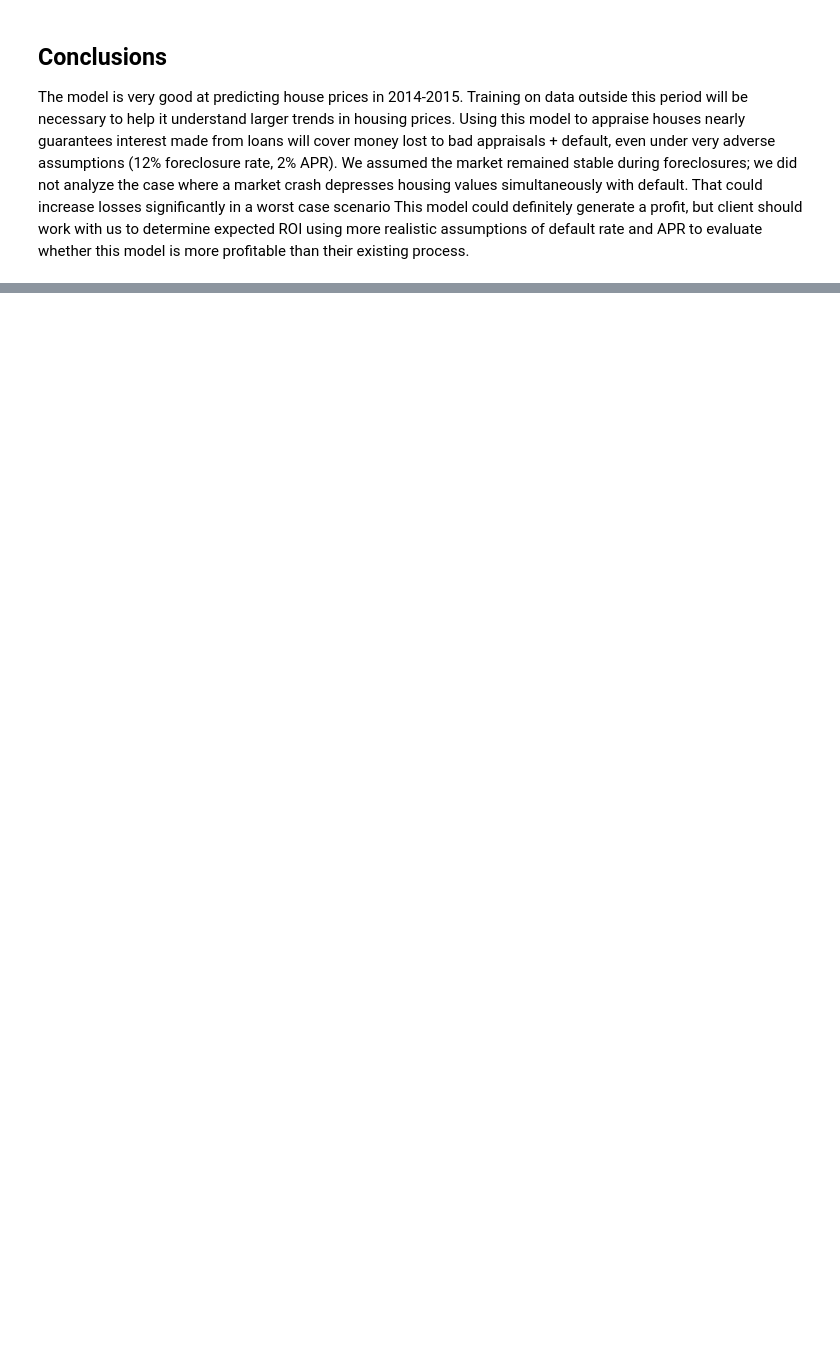
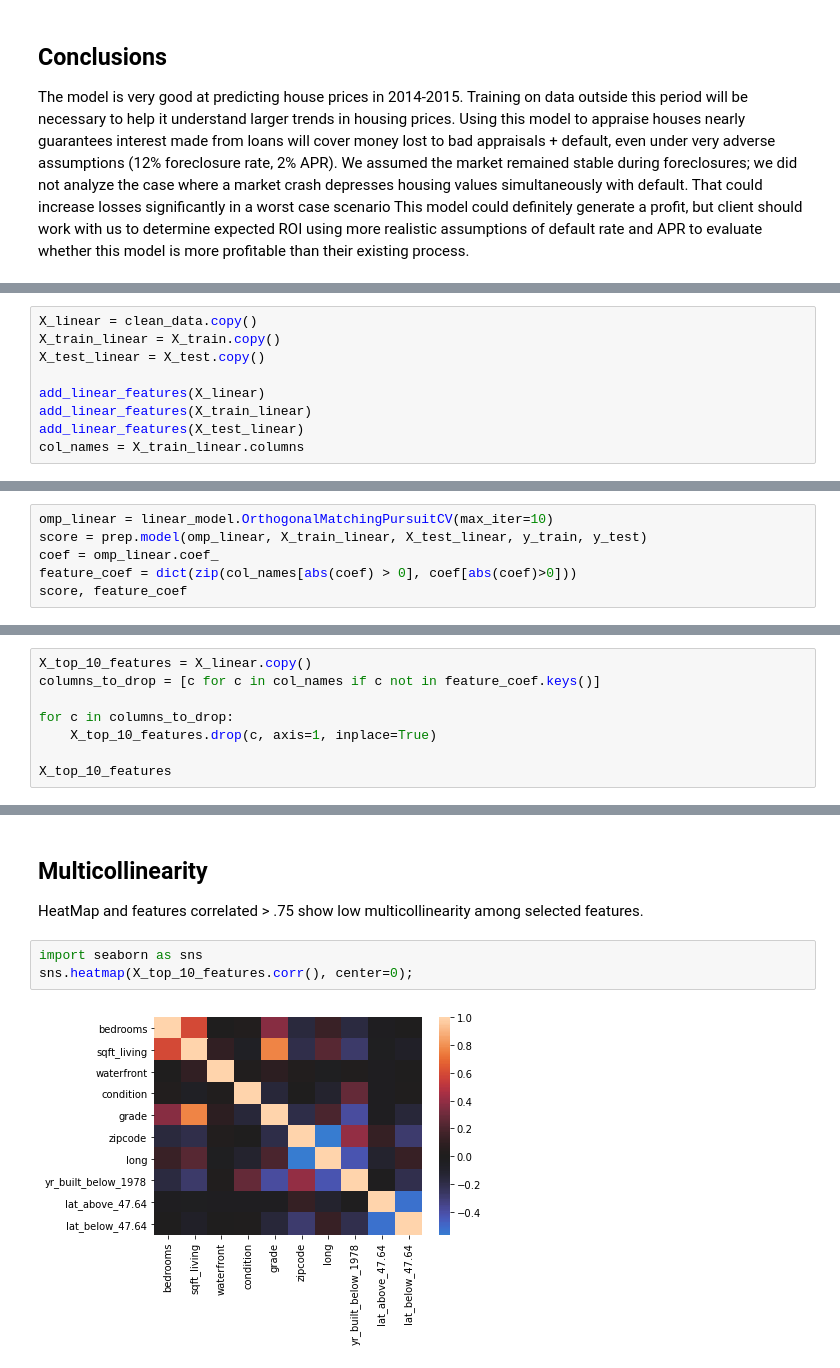
Before and after one commit to mengyujackson121/AI_APPRAISER, a Jupyter notebook: Project_2_MengyuJ.ipynb, the cells around one changed output, grey strips where cells are left out. Cells and saved outputs as stored; diff of their text form; blank space fills up the shorter version.

Commit message:
Examination of the features you put into your linear model for multicollinearity Examination of the results (residuals) of your linear model

```diff
--- a/Project_2_MengyuJ.ipynb
+++ b/Project_2_MengyuJ.ipynb
@@ -283,0 +302,9 @@ This model could definitely generate a profit, but client should work with us to
+# %%
+X_linear = clean_data.copy()
+X_train_linear = X_train.copy()
+X_test_linear = X_test.copy()
+
+add_linear_features(X_linear)
+add_linear_features(X_train_linear)
+add_linear_features(X_test_linear)
+col_names = X_train_linear.columns
@@ -283,0 +366,6 @@ This model could definitely generate a profit, but client should work with us to
+# %%
+omp_linear = linear_model.OrthogonalMatchingPursuitCV(max_iter=10)
+score = prep.model(omp_linear, X_train_linear, X_test_linear, y_train, y_test)
+coef = omp_linear.coef_
+feature_coef = dict(zip(col_names[abs(coef) > 0], coef[abs(coef)>0]))
+score, feature_coef
@@ -283,0 +384,8 @@ This model could definitely generate a profit, but client should work with us to
+# %%
+X_top_10_features = X_linear.copy()
+columns_to_drop = [c for c in col_names if c not in feature_coef.keys()]
+
+for c in columns_to_drop:
+    X_top_10_features.drop(c, axis=1, inplace=True)
+
+X_top_10_features
@@ -283,0 +406,9 @@ This model could definitely generate a profit, but client should work with us to
+# %% [markdown]
+## Multicollinearity
+
+HeatMap and features correlated > .75 show low multicollinearity among selected features.
+# %%
+import seaborn as sns
+sns.heatmap(X_top_10_features.corr(), center=0);
+# %% [output]
+[figure, added]
```
Also changed, not shown: parts of 29 cells of this notebook.
